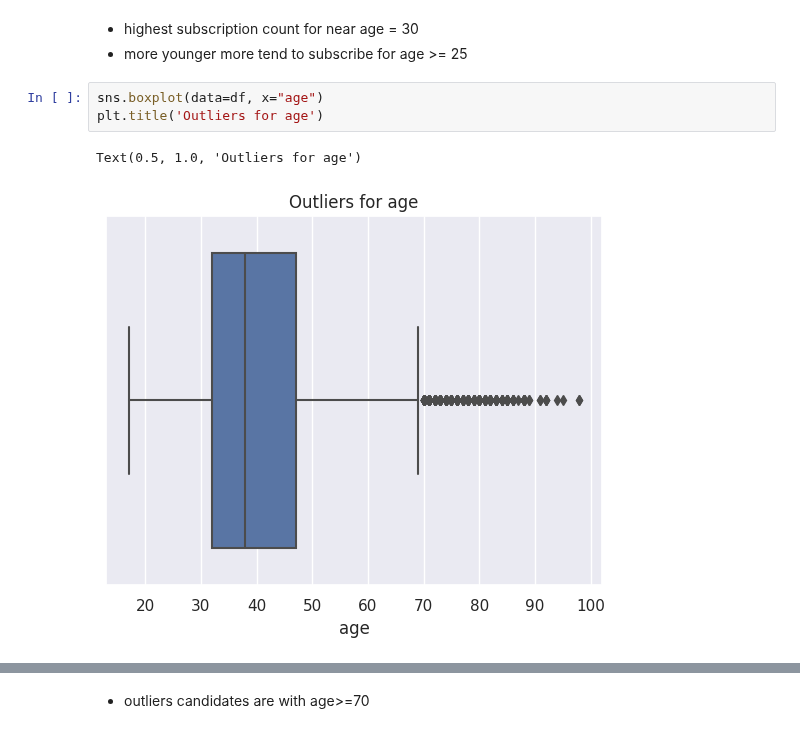
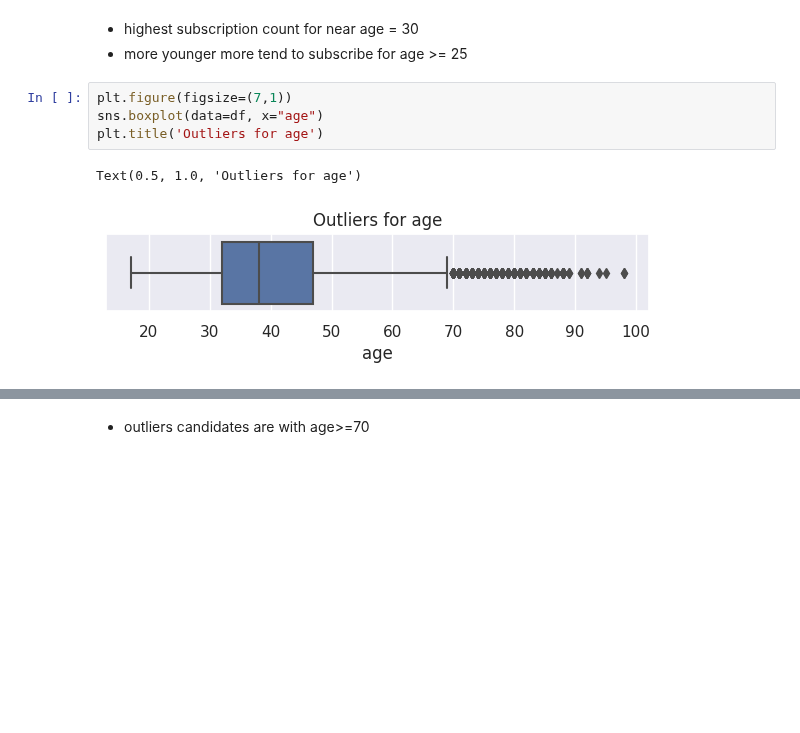
Before and after one commit to dmytrovelychko/rd_ds_python, a Jupyter notebook: cw.ipynb, the cells around one changed output, grey strips where cells are left out. Cells and saved outputs as stored; diff of their text form; blank space fills up the shorter version.

```diff
--- a/cw.ipynb
+++ b/cw.ipynb
@@ -163,9 +165,10 @@ Text(0.5, 0, 'age')
 - highest subscription count for near age = 30
 - more younger more tend to subscribe for age >= 25
 # %%
+plt.figure(figsize=(7,1))
 sns.boxplot(data=df, x="age")
 plt.title('Outliers for age')
 # %% [output]
 Text(0.5, 1.0, 'Outliers for age')
-[figure, old version]
+[figure, new version]
 # %%
```
Also changed, not shown: parts of 11 cells of this notebook.
